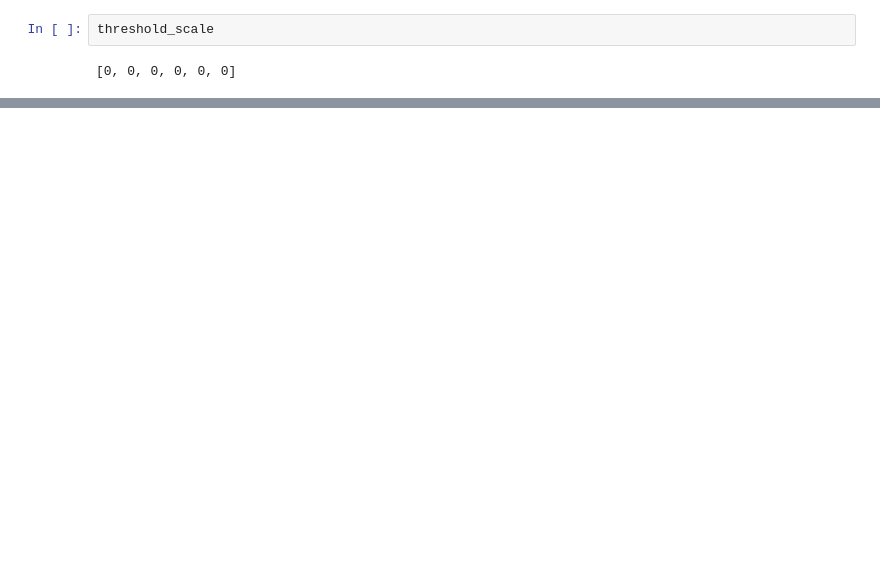
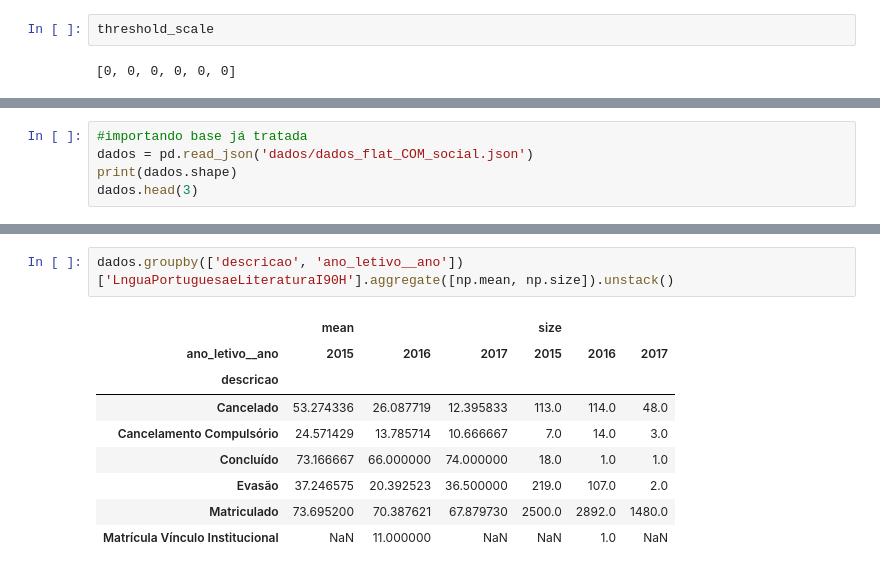
Before and after one commit to tmedeirosb/modelo_ifrn_integrado, a Jupyter notebook: versao_2/EDA.ipynb, the cells around one changed output, grey strips where cells are left out. Cells and saved outputs as stored; diff of their text form; blank space fills up the shorter version.

```diff
--- a/versao_2/EDA.ipynb
+++ b/versao_2/EDA.ipynb
@@ -404,0 +407,5 @@ threshold_scale
+# %%
+#importando base já tratada
+dados = pd.read_json('dados/dados_flat_COM_social.json')
+print(dados.shape)
+dados.head(3)
@@ -404,0 +419,12 @@ threshold_scale
+# %%
+dados.groupby(['descricao', 'ano_letivo__ano'])['LnguaPortuguesaeLiteraturaI90H'].aggregate([np.mean, np.size]).unstack()
+# %% [output]
+|  | mean |  |  | size |  |  |
+| ano_letivo__ano | 2015 | 2016 | 2017 | 2015 | 2016 | 2017 |
+| descricao |  |  |  |  |  |  |
+| Cancelado | 53.274336 | 26.087719 | 12.395833 | 113.0 | 114.0 | 48.0 |
+| Cancelamento Compulsório | 24.571429 | 13.785714 | 10.666667 | 7.0 | 14.0 | 3.0 |
+| Concluído | 73.166667 | 66.000000 | 74.000000 | 18.0 | 1.0 | 1.0 |
+| Evasão | 37.246575 | 20.392523 | 36.500000 | 219.0 | 107.0 | 2.0 |
+| Matriculado | 73.695200 | 70.387621 | 67.879730 | 2500.0 | 2892.0 | 1480.0 |
+| Matrícula Vínculo Institucional | NaN | 11.000000 | NaN | NaN | 1.0 | NaN |
```
Also changed, not shown: parts of 8 cells of this notebook, 1 other file.
